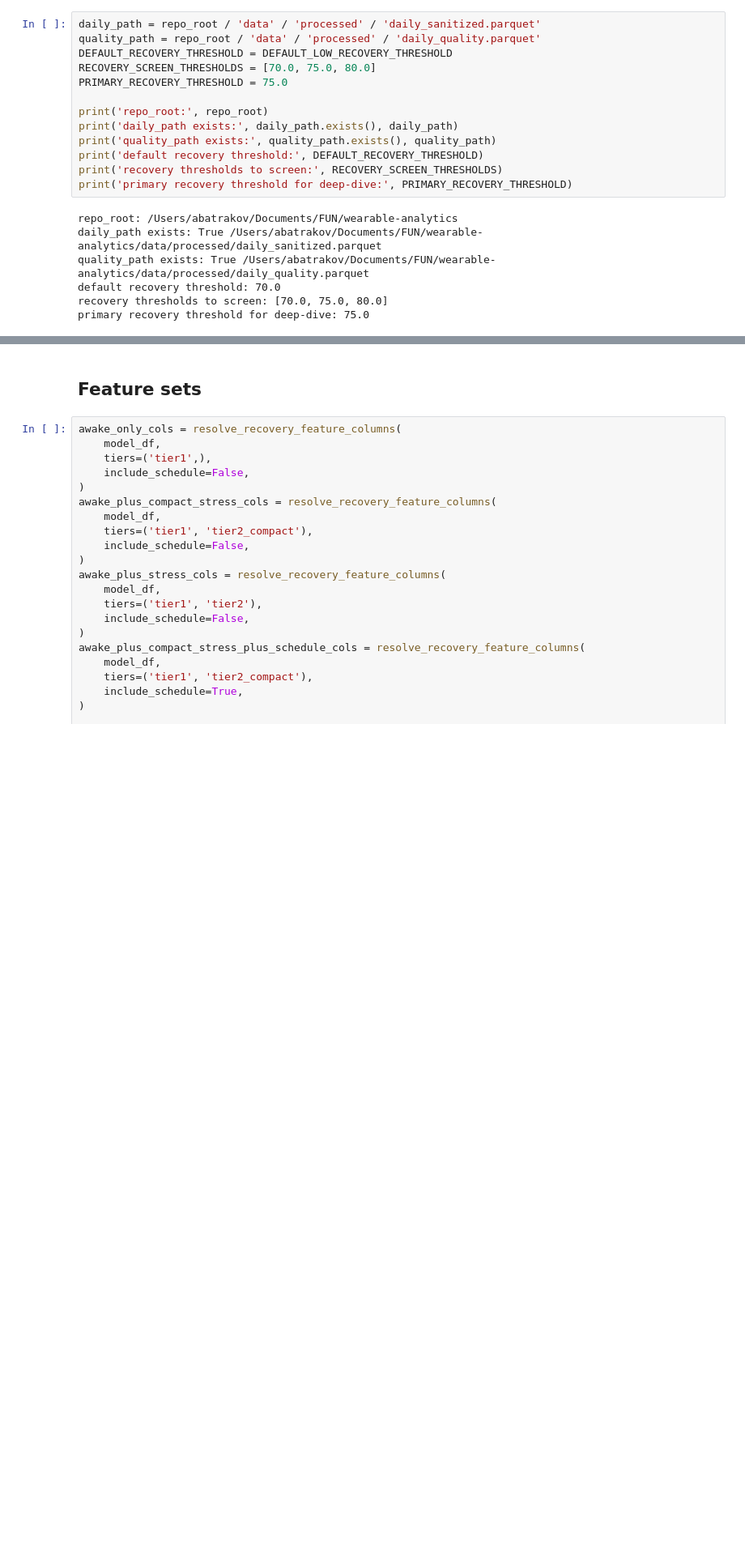
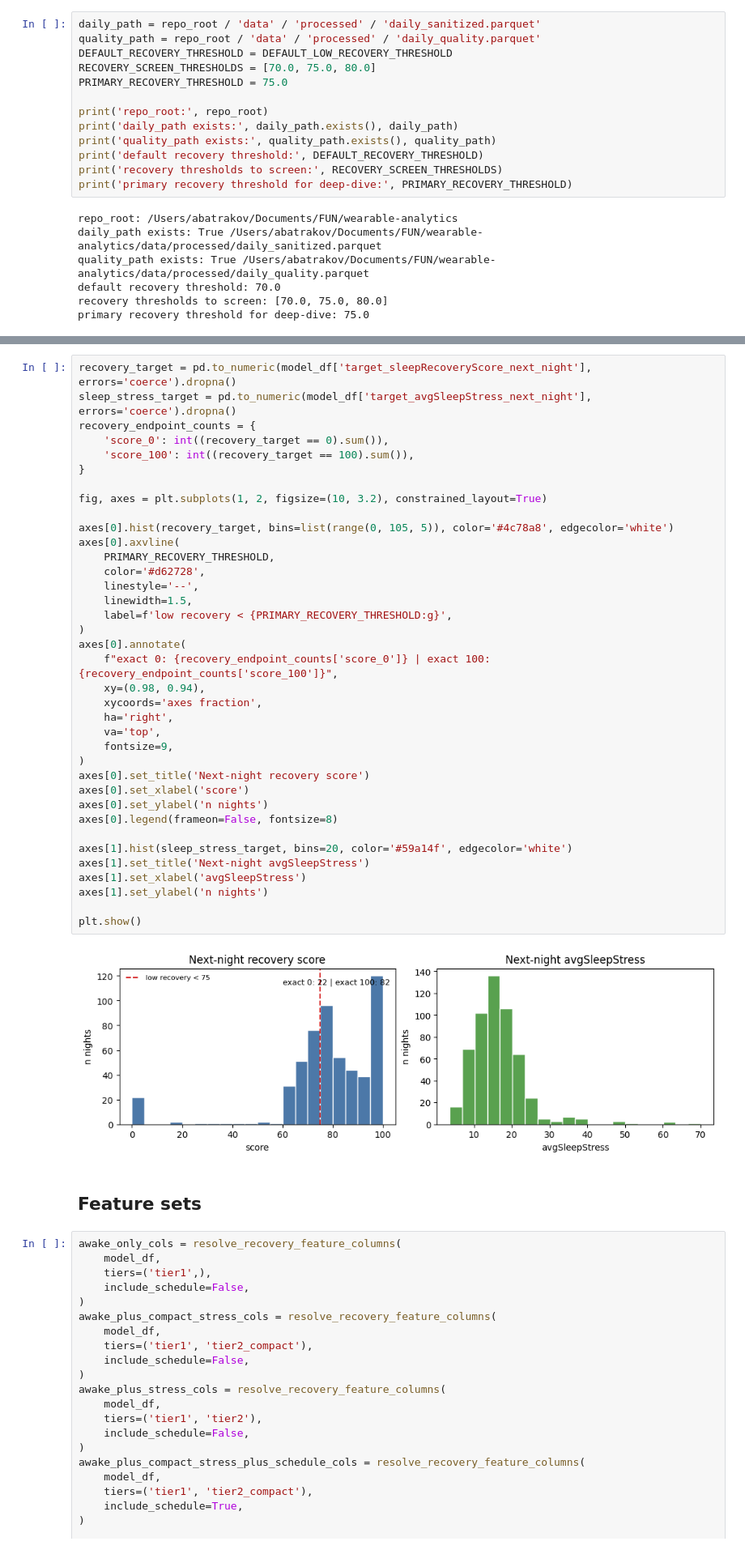
Before and after one commit to AlexBatrakov/wearable-analytics, a Jupyter notebook: notebooks/05_modeling_recovery.ipynb, the cells around one changed output, grey strips where cells are left out. Shown at 81% size. Saved outputs shown, nothing was run; the diff lists cells and outputs as text; blank space fills up the shorter version.

Commit message:
fix: tighten Stage 3 aggregate modeling baseline

```diff
--- a/notebooks/05_modeling_recovery.ipynb
+++ b/notebooks/05_modeling_recovery.ipynb
@@ -144,3 +149,42 @@ display(model_df[available_sample_cols].head(12))
+# %%
+recovery_target = pd.to_numeric(model_df['target_sleepRecoveryScore_next_night'], errors='coerce').dropna()
+sleep_stress_target = pd.to_numeric(model_df['target_avgSleepStress_next_night'], errors='coerce').dropna()
+recovery_endpoint_counts = {
+    'score_0': int((recovery_target == 0).sum()),
+    'score_100': int((recovery_target == 100).sum()),
+}
+
+fig, axes = plt.subplots(1, 2, figsize=(10, 3.2), constrained_layout=True)
+
+axes[0].hist(recovery_target, bins=list(range(0, 105, 5)), color='#4c78a8', edgecolor='white')
+axes[0].axvline(
+    PRIMARY_RECOVERY_THRESHOLD,
+    color='#d62728',
+    linestyle='--',
+    linewidth=1.5,
+    label=f'low recovery < {PRIMARY_RECOVERY_THRESHOLD:g}',
+)
+axes[0].annotate(
+    f"exact 0: {recovery_endpoint_counts['score_0']} | exact 100: {recovery_endpoint_counts['score_100']}",
+    xy=(0.98, 0.94),
+    xycoords='axes fraction',
+    ha='right',
+    va='top',
+    fontsize=9,
+)
+axes[0].set_title('Next-night recovery score')
+axes[0].set_xlabel('score')
+axes[0].set_ylabel('n nights')
+axes[0].legend(frameon=False, fontsize=8)
+
+axes[1].hist(sleep_stress_target, bins=20, color='#59a14f', edgecolor='white')
+axes[1].set_title('Next-night avgSleepStress')
+axes[1].set_xlabel('avgSleepStress')
+axes[1].set_ylabel('n nights')
+
+plt.show()
+# %% [output]
+[figure, added]
 # %% [markdown]
 ## Feature sets
 # %%
```
Also changed, not shown: parts of 7 cells of this notebook, 2 other files.
